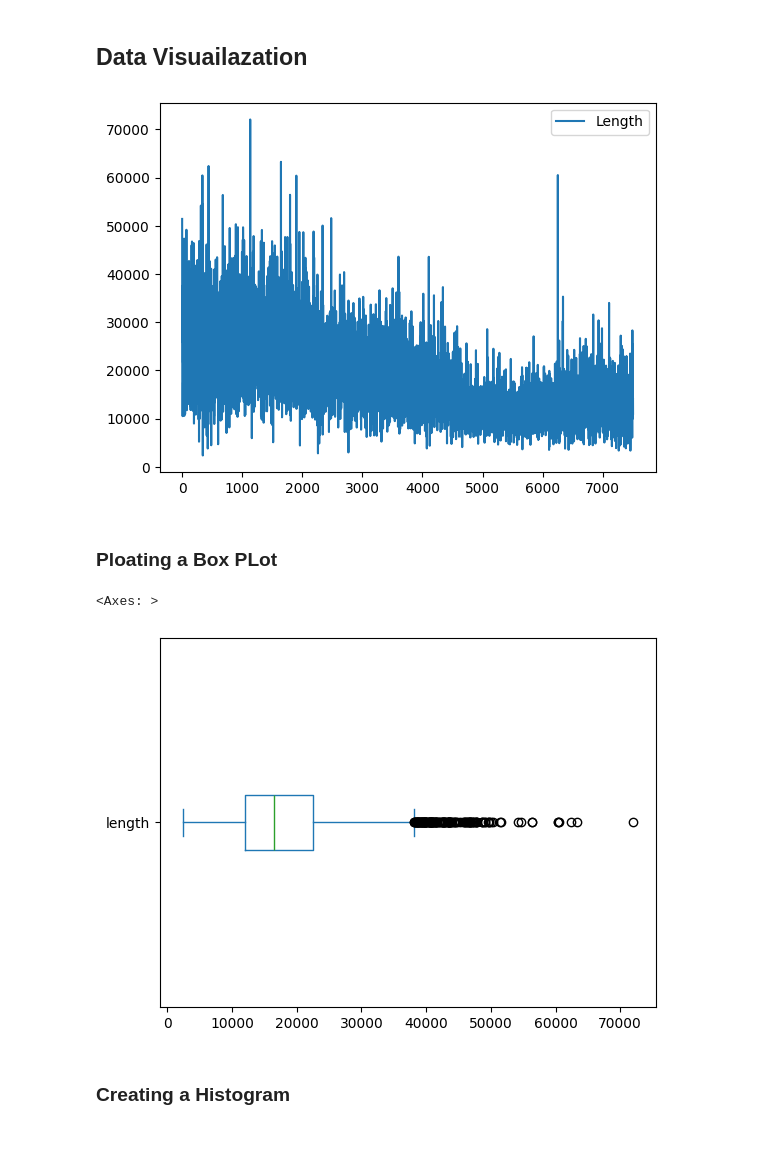
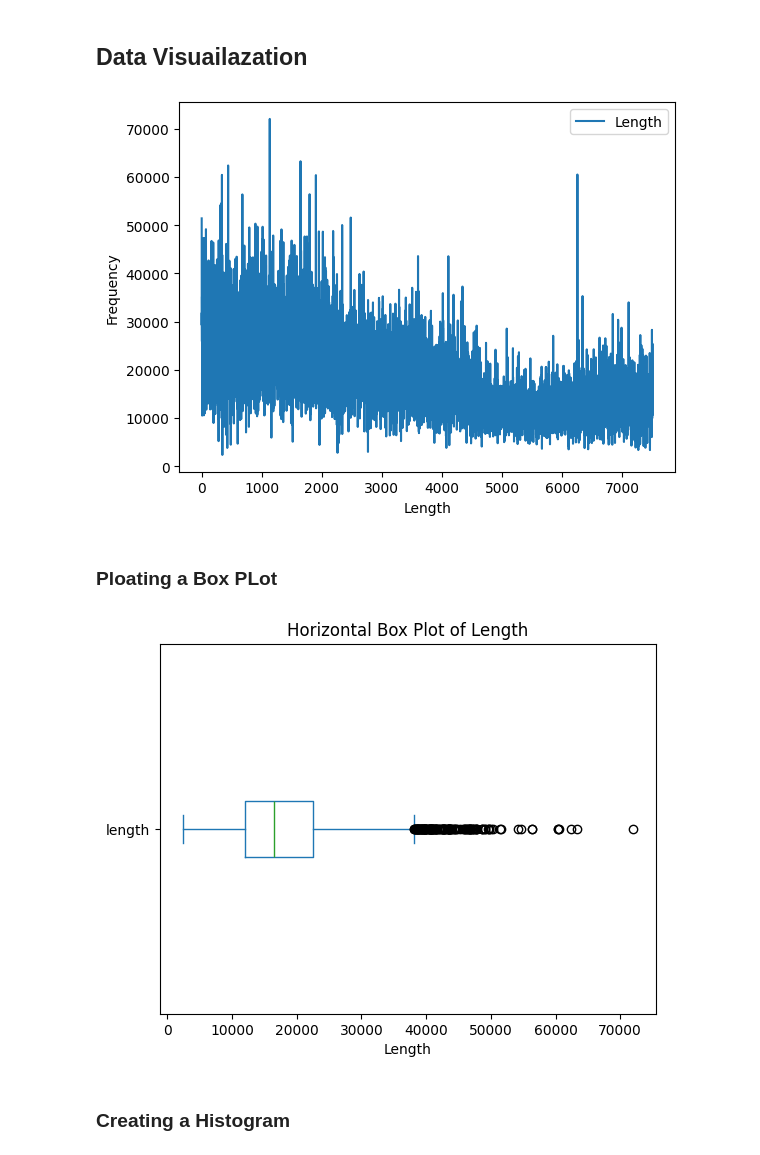
Before and after one commit to Srimanth3/Text-Based-Analysis, a Jupyter notebook: week3.ipynb, the cells around one changed output. Cells and saved outputs as stored; diff of their text form; code cells hidden in the pictures.

```diff
--- a/week3.ipynb
+++ b/week3.ipynb
@@ -159,25 +159,27 @@ df[df['speaker'].str.contains('BUSH')]
 # %%
 # Importing matplotlib Package
 import matplotlib.pyplot as plt
-
 # Assuming 'length' as a Target Column
 df['length'].plot(label='Length')
-
 # Adding legend
+plt.xlabel('Length')
+plt.ylabel('Frequency')
 plt.legend()
-
 # Display the plot
 plt.show()
 # %% [output]
-[figure, old version]
+[figure, new version]
 # %% [markdown]
 ### **Ploating a Box PLot**
 # %%
-# Ploating a Box Plot
-df['length'].plot(kind='box',vert=False)
+df['length'].plot(kind='box', vert=False)
+# Adding labels and title
+plt.xlabel('Length')
+plt.title('Horizontal Box Plot of Length')
+# Showing the plot
+plt.show()
 # %% [output]
-<Axes: >
-[figure, old version]
+[figure, new version]
 # %% [markdown]
 ### **Creating a Histogram**
 # %%
```
Also changed, not shown: parts of 8 cells of this notebook.
